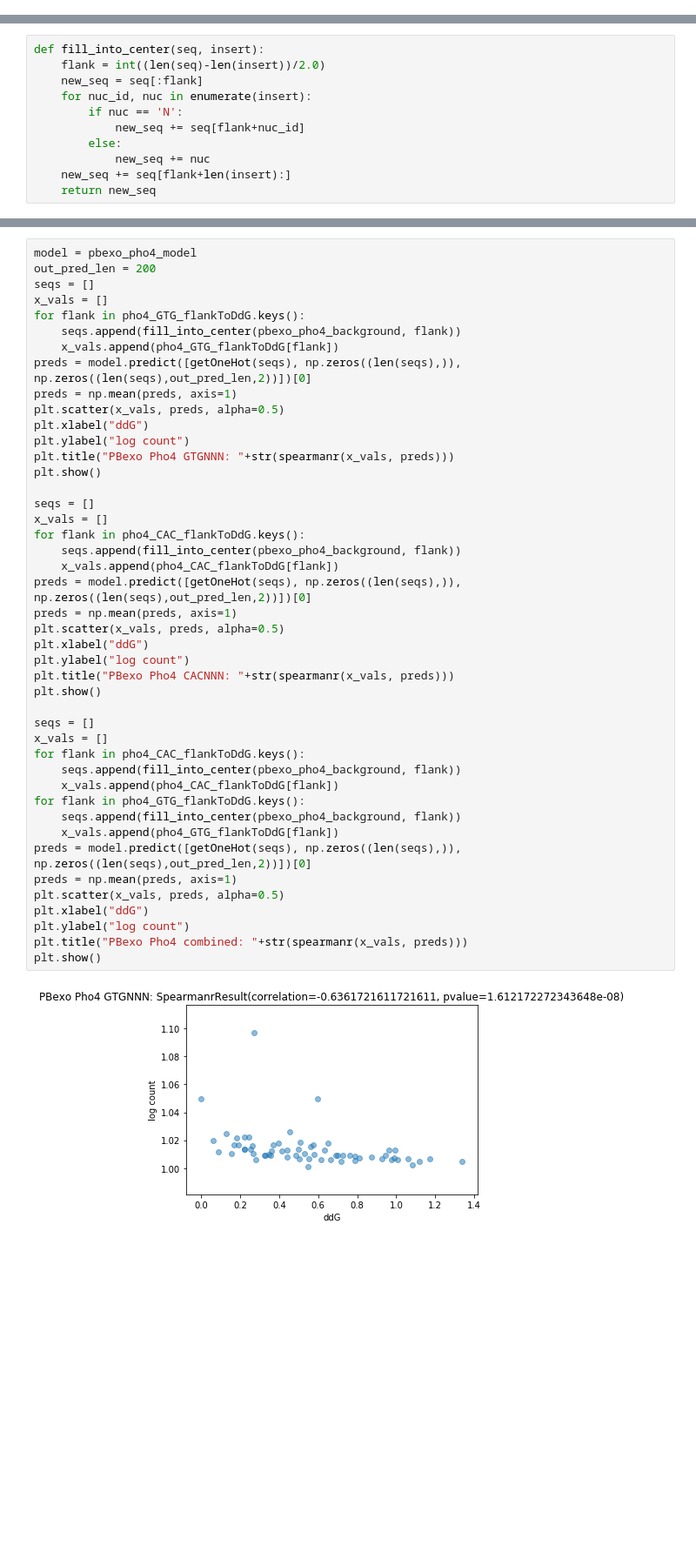
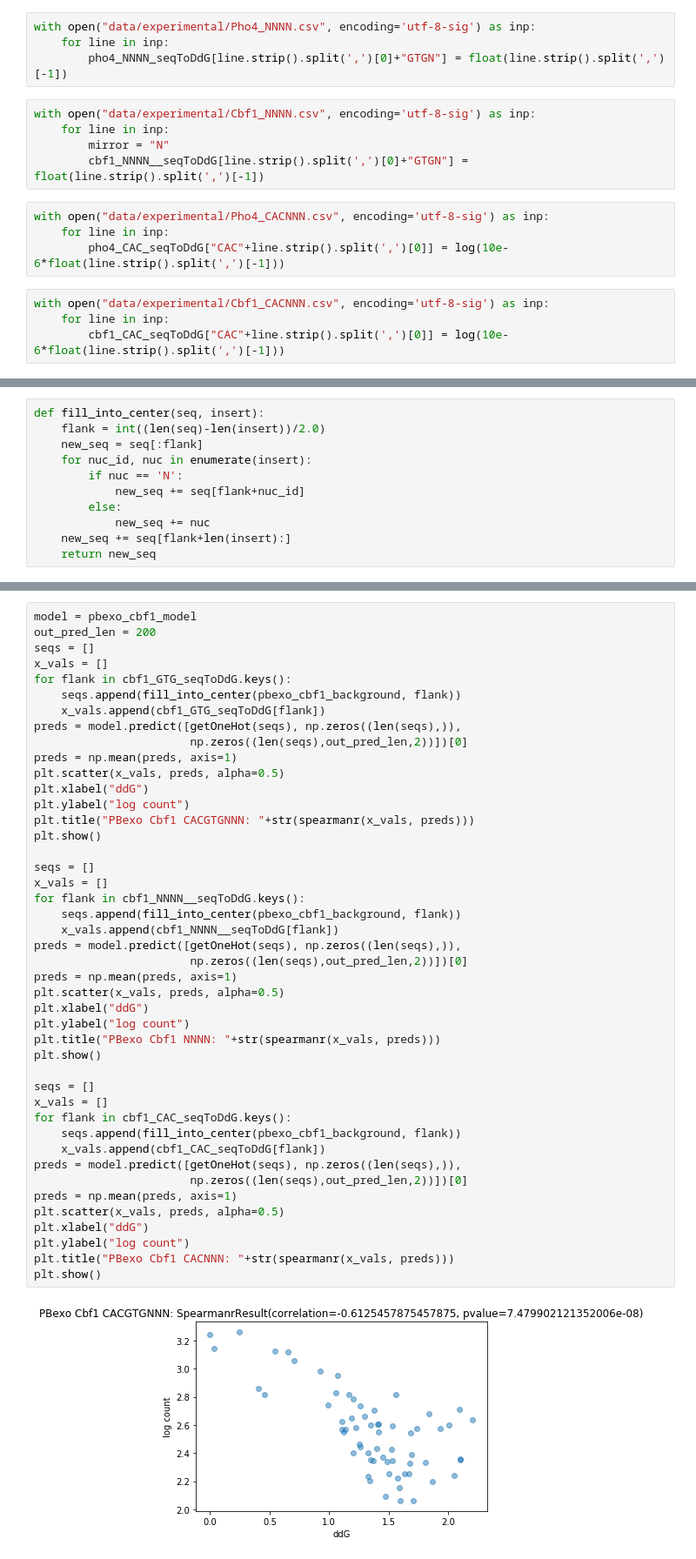
Before and after one commit to kundajelab/pho4, a Jupyter notebook: analyze_half_sites.ipynb, the cells around one changed output, grey strips where cells are left out. Shown at 87% size. Saved outputs shown, nothing was run; the diff lists cells and outputs as text; blank space fills up the shorter version.

```diff
--- a/analyze_half_sites.ipynb
+++ b/analyze_half_sites.ipynb
@@ -131,3 +97,20 @@ Use `tf.cast` instead.
+# %%
+with open("data/experimental/Pho4_NNNN.csv", encoding='utf-8-sig') as inp:
+    for line in inp:
+        pho4_NNNN_seqToDdG[line.strip().split(',')[0]+"GTGN"] = float(line.strip().split(',')[-1])
+# %%
+with open("data/experimental/Cbf1_NNNN.csv", encoding='utf-8-sig') as inp:
+    for line in inp:
+        mirror = "N"
+        cbf1_NNNN__seqToDdG[line.strip().split(',')[0]+"GTGN"] = float(line.strip().split(',')[-1])
+# %%
+with open("data/experimental/Pho4_CACNNN.csv", encoding='utf-8-sig') as inp:
+    for line in inp:
+        pho4_CAC_seqToDdG["CAC"+line.strip().split(',')[0]] = log(10e-6*float(line.strip().split(',')[-1]))
+# %%
+with open("data/experimental/Cbf1_CACNNN.csv", encoding='utf-8-sig') as inp:
+    for line in inp:
+        cbf1_CAC_seqToDdG["CAC"+line.strip().split(',')[0]] = log(10e-6*float(line.strip().split(',')[-1]))
 # %%
 seq_len = 546
 test_chrms = ["chrX", "chrXI"]
@@ -282,46 +310,46 @@ def fill_into_center(seq, insert):
 # %%
-model = pbexo_pho4_model
+model = pbexo_cbf1_model
 out_pred_len = 200
 seqs = []
 x_vals = []
-for flank in pho4_GTG_flankToDdG.keys():
-    seqs.append(fill_into_center(pbexo_pho4_background, flank))
-    x_vals.append(pho4_GTG_flankToDdG[flank])
-preds = model.predict([getOneHot(seqs), np.zeros((len(seqs),)), np.zeros((len(seqs),out_pred_len,2))])[0]
+for flank in cbf1_GTG_seqToDdG.keys():
+    seqs.append(fill_into_center(pbexo_cbf1_background, flank))
+    x_vals.append(cbf1_GTG_seqToDdG[flank])
+preds = model.predict([getOneHot(seqs), np.zeros((len(seqs),)),
+                       np.zeros((len(seqs),out_pred_len,2))])[0]
 preds = np.mean(preds, axis=1)
 plt.scatter(x_vals, preds, alpha=0.5)
 plt.xlabel("ddG")
 plt.ylabel("log count")
-plt.title("PBexo Pho4 GTGNNN: "+str(spearmanr(x_vals, preds)))
+plt.title("PBexo Cbf1 CACGTGNNN: "+str(spearmanr(x_vals, preds)))
 plt.show()
 
 seqs = []
 x_vals = []
-for flank in pho4_CAC_flankToDdG.keys():
-    seqs.append(fill_into_center(pbexo_pho4_background, flank))
-    x_vals.append(pho4_CAC_flankToDdG[flank])
-preds = model.predict([getOneHot(seqs), np.zeros((len(seqs),)), np.zeros((len(seqs),out_pred_len,2))])[0]
+for flank in cbf1_NNNN__seqToDdG.keys():
+    seqs.append(fill_into_center(pbexo_cbf1_background, flank))
+    x_vals.append(cbf1_NNNN__seqToDdG[flank])
+preds = model.predict([getOneHot(seqs), np.zeros((len(seqs),)),
+                       np.zeros((len(seqs),out_pred_len,2))])[0]
 preds = np.mean(preds, axis=1)
 plt.scatter(x_vals, preds, alpha=0.5)
 plt.xlabel("ddG")
 plt.ylabel("log count")
-plt.title("PBexo Pho4 CACNNN: "+str(spearmanr(x_vals, preds)))
+plt.title("PBexo Cbf1 NNNN: "+str(spearmanr(x_vals, preds)))
 plt.show()
 
 seqs = []
 x_vals = []
-for flank in pho4_CAC_flankToDdG.keys():
-    seqs.append(fill_into_center(pbexo_pho4_background, flank))
-    x_vals.append(pho4_CAC_flankToDdG[flank])
-for flank in pho4_GTG_flankToDdG.keys():
-    seqs.append(fill_into_center(pbexo_pho4_background, flank))
-    x_vals.append(pho4_GTG_flankToDdG[flank])
-preds = model.predict([getOneHot(seqs), np.zeros((len(seqs),)), np.zeros((len(seqs),out_pred_len,2))])[0]
+for flank in cbf1_CAC_seqToDdG.keys():
+    seqs.append(fill_into_center(pbexo_cbf1_background, flank))
+    x_vals.append(cbf1_CAC_seqToDdG[flank])
+preds = model.predict([getOneHot(seqs), np.zeros((len(seqs),)),
+                       np.zeros((len(seqs),out_pred_len,2))])[0]
 preds = np.mean(preds, axis=1)
 plt.scatter(x_vals, preds, alpha=0.5)
 plt.xlabel("ddG")
 plt.ylabel("log count")
-plt.title("PBexo Pho4 combined: "+str(spearmanr(x_vals, preds)))
+plt.title("PBexo Cbf1 CACNNN: "+str(spearmanr(x_vals, preds)))
 plt.show()
 # %% [output]
-[figure, old version]
+[figure, new version]
```
Also changed, not shown: parts of 18 cells of this notebook.
